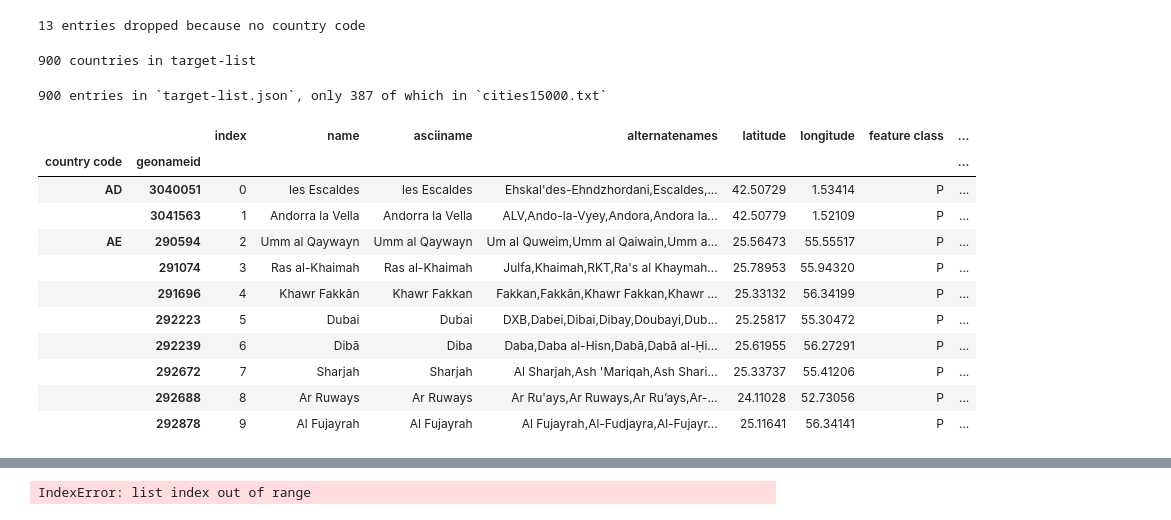
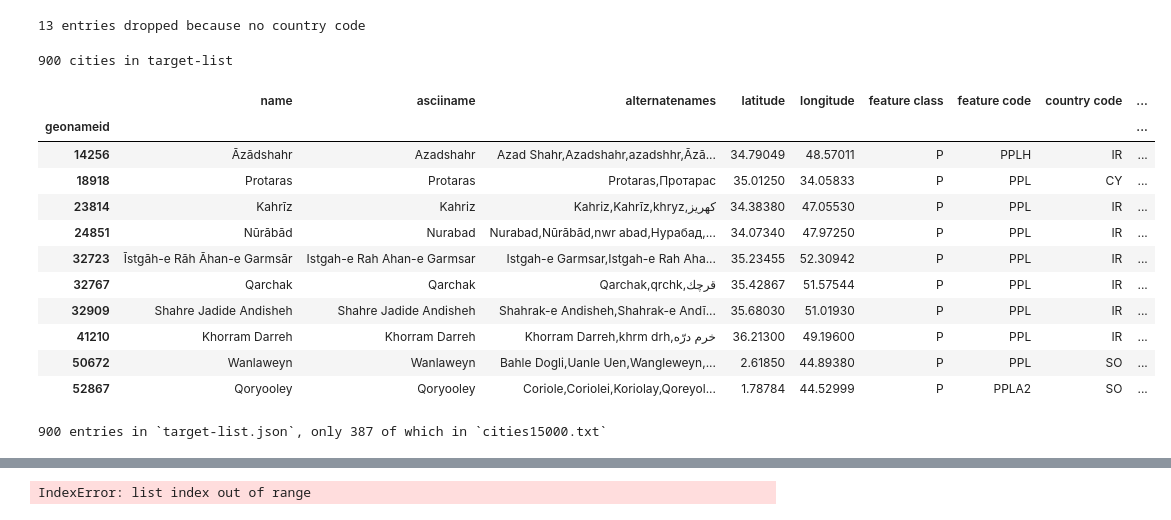
Before and after one commit to busbud/coding-challenge-analytics-a, a Jupyter notebook: data_wrangling.ipynb, the cells around one changed output, grey strips where cells are left out. Saved outputs shown, nothing was run; the diff lists cells and outputs as text; code cells hidden in the pictures.

```diff
--- a/data_wrangling.ipynb
+++ b/data_wrangling.ipynb
@@ -15,11 +15,25 @@ print '{} entries dropped because no country code'.format(len(raw) - len(frame))
 frame['in target'] = False
 # %%
 target = json.loads(open('static/data/target-list.json').read())
-print '{} countries in target-list'.format(len(target))
+print '{} cities in target-list'.format(len(target))
 # %% [output]
-900 countries in target-list
+900 cities in target-list
 # %%
 sorted_frame = frame.set_index('geonameid').sort_index()
+sorted_frame[:10]
+# %% [output]
+|  | name | asciiname | alternatenames | latitude | longitude | feature class | feature code | country code | ... |
+| geonameid |  |  |  |  |  |  |  |  | ... |
+| 14256 | Āzādshahr | Azadshahr | Azad Shahr,Azadshahr,azadshhr,Āzā... | 34.79049 | 48.57011 | P | PPLH | IR | ... |
+| 18918 | Protaras | Protaras | Protaras,Протарас | 35.01250 | 34.05833 | P | PPL | CY | ... |
+| 23814 | Kahrīz | Kahriz | Kahriz,Kahrīz,khryz,کهریز | 34.38380 | 47.05530 | P | PPL | IR | ... |
+| 24851 | Nūrābād | Nurabad | Nurabad,Nūrābād,nwr abad,Нурабад,... | 34.07340 | 47.97250 | P | PPL | IR | ... |
+| 32723 | Īstgāh-e Rāh Āhan-e Garmsār | Istgah-e Rah Ahan-e Garmsar | Istgah-e Garmsar,Istgah-e Rah Aha... | 35.23455 | 52.30942 | P | PPL | IR | ... |
+| 32767 | Qarchak | Qarchak | Qarchak,qrchk,قرچك | 35.42867 | 51.57544 | P | PPL | IR | ... |
+| 32909 | Shahre Jadide Andisheh | Shahre Jadide Andisheh | Shahrak-e Andisheh,Shahrak-e Andī... | 35.68030 | 51.01930 | P | PPL | IR | ... |
+| 41210 | Khorram Darreh | Khorram Darreh | Khorram Darreh,khrm drh,خرم درّه | 36.21300 | 49.19600 | P | PPL | IR | ... |
+| 50672 | Wanlaweyn | Wanlaweyn | Bahle Dogli,Uanle Uen,Wangleweyn,... | 2.61850 | 44.89380 | P | PPL | SO | ... |
+| 52867 | Qoryooley | Qoryooley | Coriole,Coriolei,Koriolay,Qoreyol... | 1.78784 | 44.52999 | P | PPLA2 | SO | ... |
 # %%
 for item in target:
     if item in sorted_frame.index:
@@ -29,18 +43,3 @@ print '{} entries in `target-list.json`, only {} of which in `cities15000.txt`'.
 900 entries in `target-list.json`, only 387 of which in `cities15000.txt`
 # %%
 country_frame = frame.reset_index().set_index(['country code', 'geonameid'])
-# %%
-country_frame[:10]
-# %% [output]
-|  |  | index | name | asciiname | alternatenames | latitude | longitude | feature class | ... |
-| country code | geonameid |  |  |  |  |  |  |  | ... |
-| AD | 3040051 | 0 | les Escaldes | les Escaldes | Ehskal'des-Ehndzhordani,Escaldes,... | 42.50729 | 1.53414 | P | ... |
-|  | 3041563 | 1 | Andorra la Vella | Andorra la Vella | ALV,Ando-la-Vyey,Andora,Andora la... | 42.50779 | 1.52109 | P | ... |
-| AE | 290594 | 2 | Umm al Qaywayn | Umm al Qaywayn | Um al Quweim,Umm al Qaiwain,Umm a... | 25.56473 | 55.55517 | P | ... |
-|  | 291074 | 3 | Ras al-Khaimah | Ras al-Khaimah | Julfa,Khaimah,RKT,Ra's al Khaymah... | 25.78953 | 55.94320 | P | ... |
-|  | 291696 | 4 | Khawr Fakkān | Khawr Fakkan | Fakkan,Fakkān,Khawr Fakkan,Khawr ... | 25.33132 | 56.34199 | P | ... |
-|  | 292223 | 5 | Dubai | Dubai | DXB,Dabei,Dibai,Dibay,Doubayi,Dub... | 25.25817 | 55.30472 | P | ... |
-|  | 292239 | 6 | Dibā | Diba | Daba,Daba al-Hisn,Dabā,Dabā al-Ḥi... | 25.61955 | 56.27291 | P | ... |
-|  | 292672 | 7 | Sharjah | Sharjah | Al Sharjah,Ash 'Mariqah,Ash Shari... | 25.33737 | 55.41206 | P | ... |
-|  | 292688 | 8 | Ar Ruways | Ar Ruways | Ar Ru'ays,Ar Ruways,Ar Ru’ays,Ar-... | 24.11028 | 52.73056 | P | ... |
-|  | 292878 | 9 | Al Fujayrah | Al Fujayrah | Al Fujayrah,Al-Fudjayra,Al-Fujayr... | 25.11641 | 56.34141 | P | ... |
```
Also changed, not shown: parts of 8 cells of this notebook, 3 other files.
